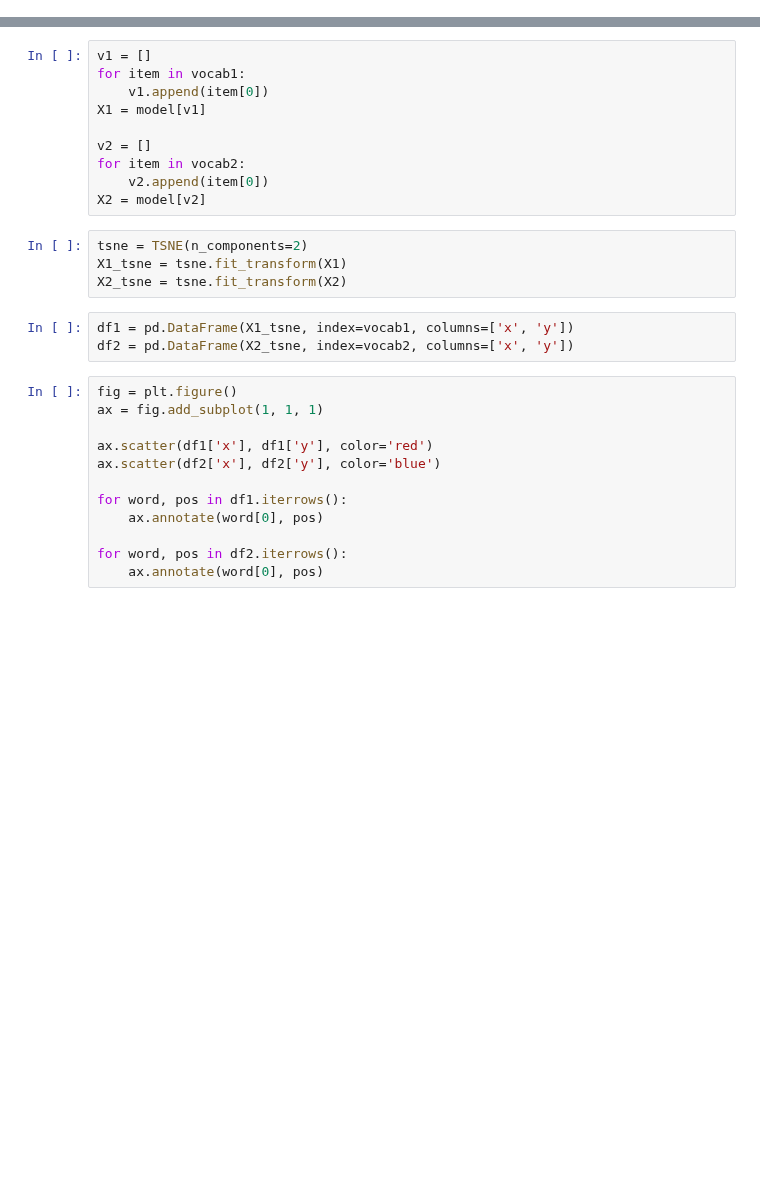
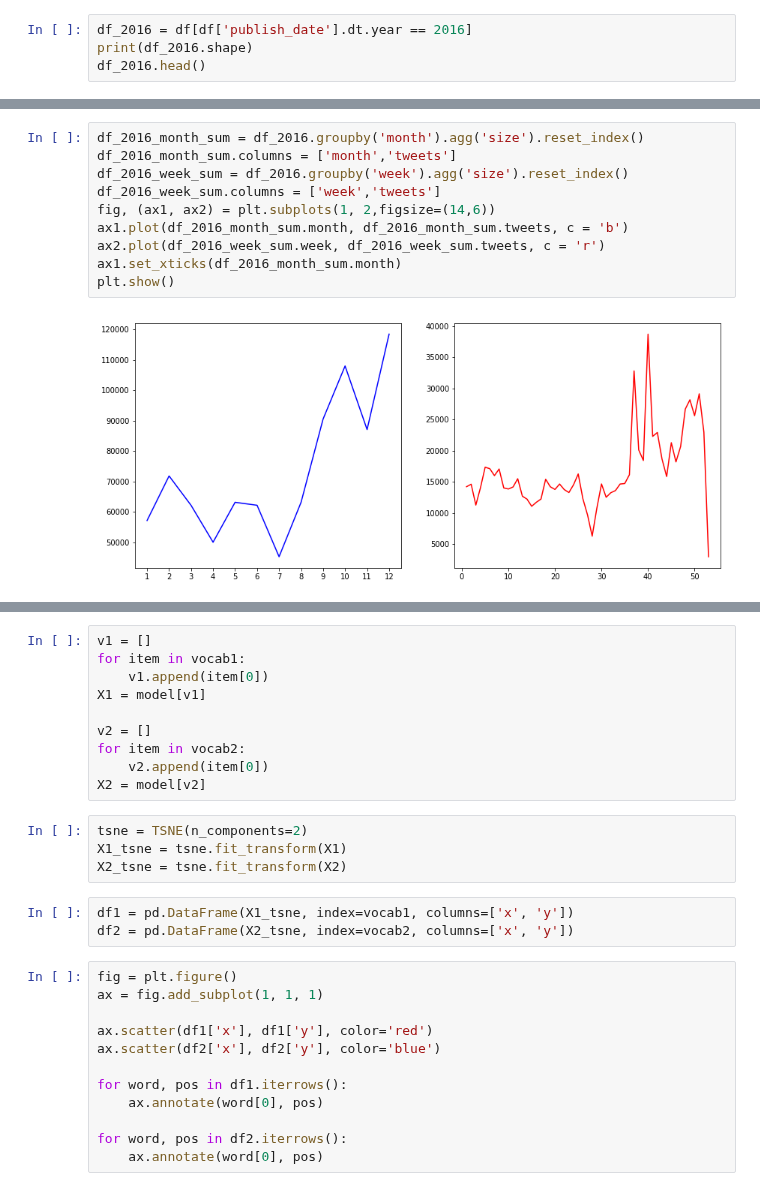
Before and after one commit to maliakber/algorithm-data-model-csc-501, a Jupyter notebook: source/assignment-4/Text3.ipynb, the cells around one changed output, grey strips where cells are left out. Cells and saved outputs as stored; diff of their text form; blank space fills up the shorter version.

```diff
--- a/source/assignment-4/Text3.ipynb
+++ b/source/assignment-4/Text3.ipynb
@@ -79,0 +163,4 @@ plt.xticks(rotation=60)
+# %%
+df_2016 = df[df['publish_date'].dt.year == 2016]
+print(df_2016.shape)
+df_2016.head()
@@ -79,0 +175,12 @@ plt.xticks(rotation=60)
+# %%
+df_2016_month_sum = df_2016.groupby('month').agg('size').reset_index()
+df_2016_month_sum.columns = ['month','tweets']
+df_2016_week_sum = df_2016.groupby('week').agg('size').reset_index()
+df_2016_week_sum.columns = ['week','tweets']
+fig, (ax1, ax2) = plt.subplots(1, 2,figsize=(14,6))
+ax1.plot(df_2016_month_sum.month, df_2016_month_sum.tweets, c = 'b')
+ax2.plot(df_2016_week_sum.week, df_2016_week_sum.tweets, c = 'r')
+ax1.set_xticks(df_2016_month_sum.month)
+plt.show()
+# %% [output]
+[figure, added]
```
Also changed, not shown: parts of 43 cells of this notebook.
